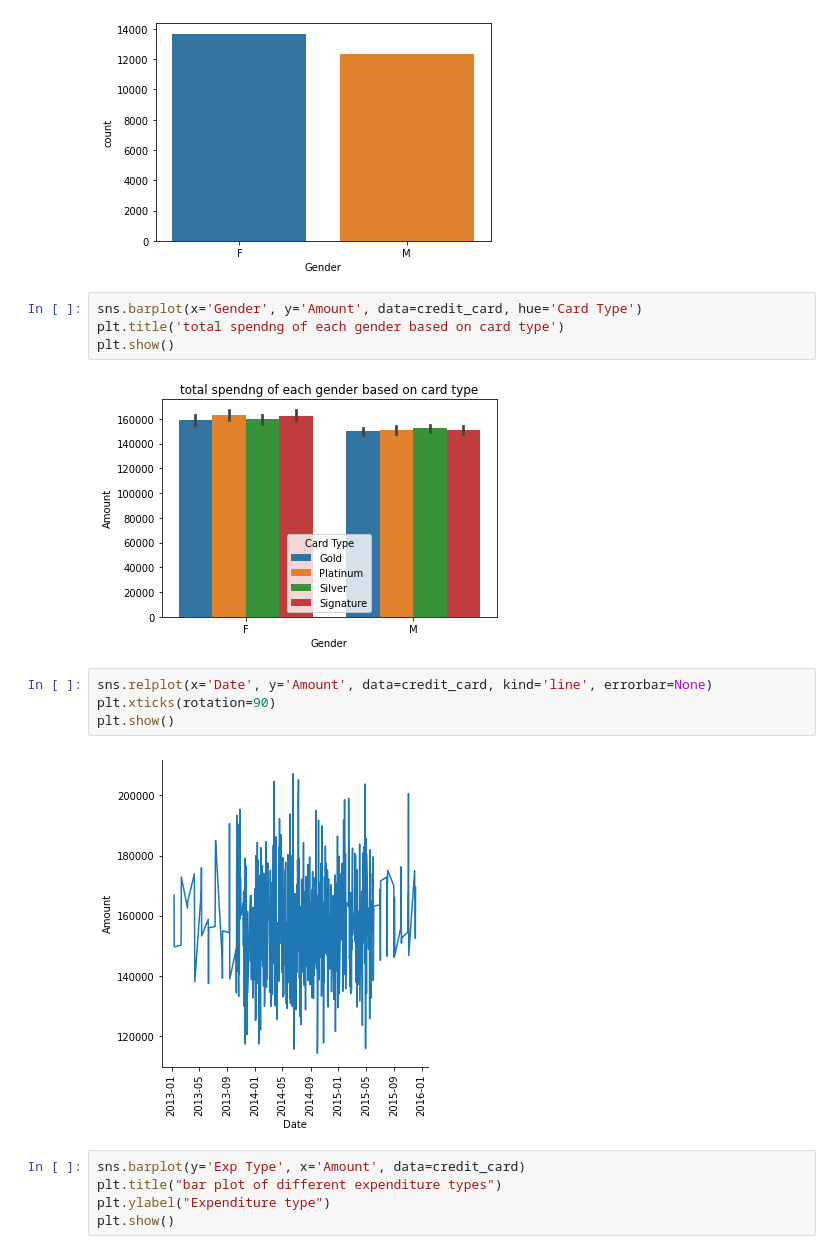
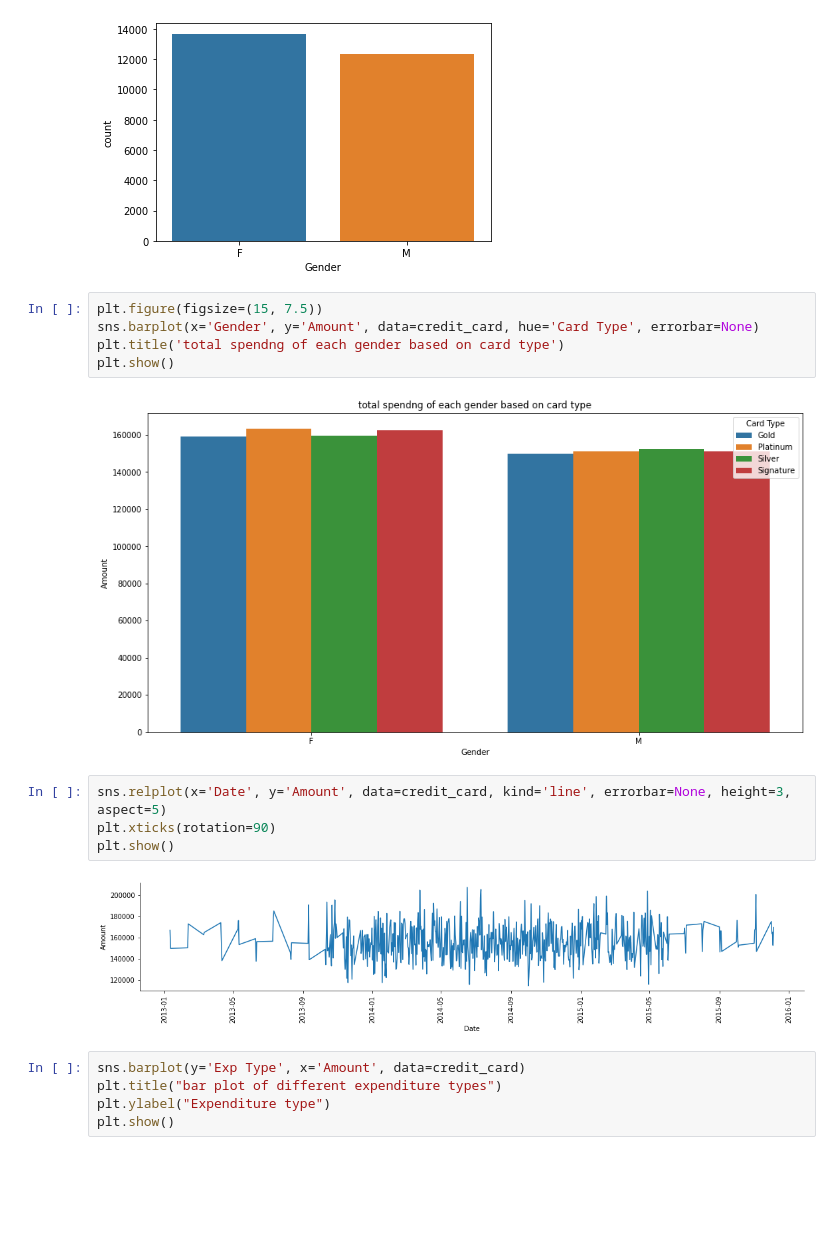
Before and after one commit to kinged0043/PracticeRepo, a Jupyter notebook: coffee_data/coffee_dataset.ipynb, the cells around one changed output. Cells and saved outputs as stored; diff of their text form; blank space fills up the shorter version.

Commit message:
changed size of plots

```diff
--- a/coffee_data/coffee_dataset.ipynb
+++ b/coffee_data/coffee_dataset.ipynb
@@ -116,17 +116,18 @@ plt.show()
 # %% [output]
 [figure]
 # %%
-sns.barplot(x='Gender', y='Amount', data=credit_card, hue='Card Type')
+plt.figure(figsize=(15, 7.5))
+sns.barplot(x='Gender', y='Amount', data=credit_card, hue='Card Type', errorbar=None)
 plt.title('total spendng of each gender based on card type')
 plt.show()
 # %% [output]
-[figure, old version]
+[figure, new version]
 # %%
-sns.relplot(x='Date', y='Amount', data=credit_card, kind='line', errorbar=None)
+sns.relplot(x='Date', y='Amount', data=credit_card, kind='line', errorbar=None, height=3, aspect=5)
 plt.xticks(rotation=90)
 plt.show()
 # %% [output]
-[figure, old version]
+[figure, new version]
 # %%
 sns.barplot(y='Exp Type', x='Amount', data=credit_card)
 plt.title("bar plot of different expenditure types")
```
